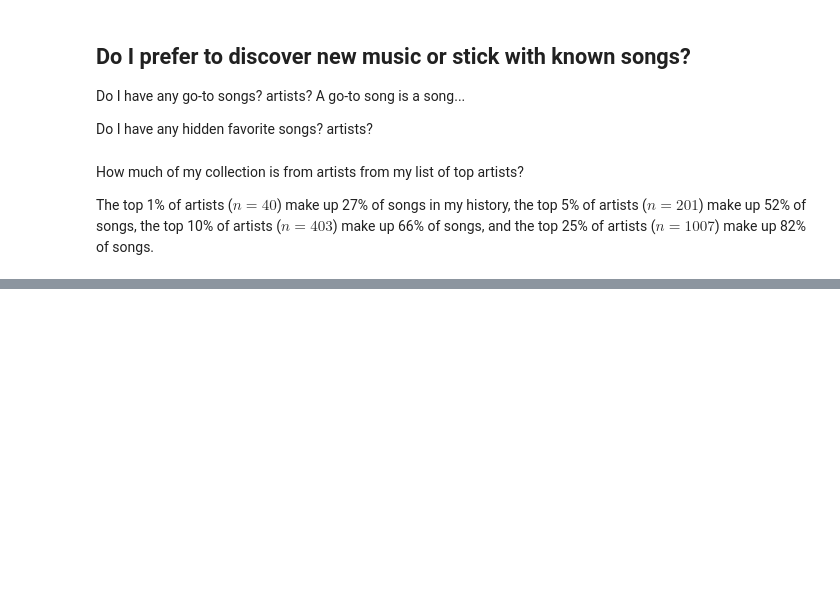
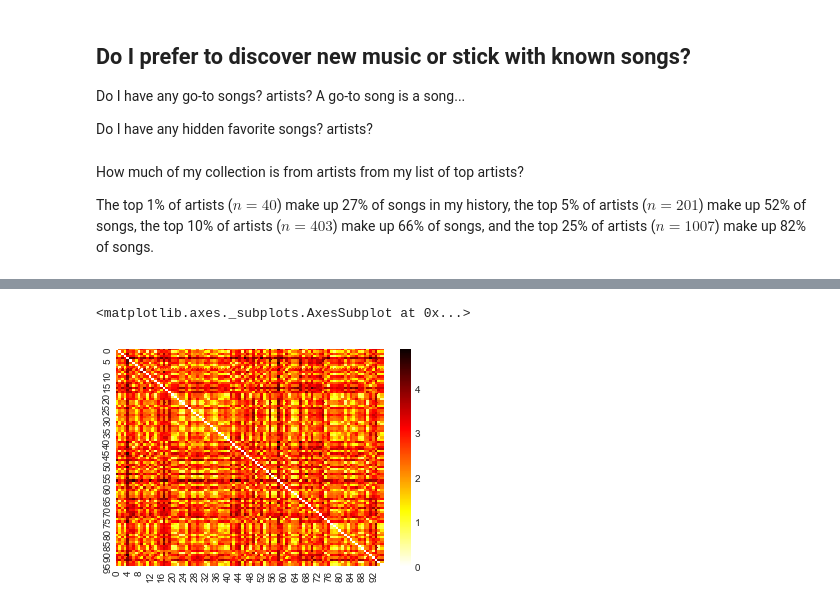
Before and after one commit to liebscher/musicanalysis, a Jupyter notebook: 5_Explore_Discovery.ipynb, the cells around one changed output, grey strips where cells are left out. Drawn from its saved outputs; the diff is of its cells as text; code cells hidden in the pictures; blank space fills up the shorter version.

```diff
--- a/5_Explore_Discovery.ipynb
+++ b/5_Explore_Discovery.ipynb
@@ -103,0 +154,13 @@ print(mainstream['duration'].describe())
+# %%
+select_features = ['acousticness', 'danceability', 'energy', 'explicit', 'loudness', 'mode', 'popularity', 'speechiness', 'tempo', 'time_signature', 'valence', 'duration']
+
+num_mat = mainstream[select_features]
+
+num_mat = minmax_scale(num_mat, (-1, 1), 0)
+# %%
+Y = cdist(num_mat, num_mat, 'euclidean')
+
+sns.heatmap(Y, vmin=0.0, cmap='hot_r')
+# %% [output]
+<matplotlib.axes._subplots.AxesSubplot at 0x...>
+[figure, added]
```
Also changed, not shown: parts of 30 cells of this notebook, 1 other file.
